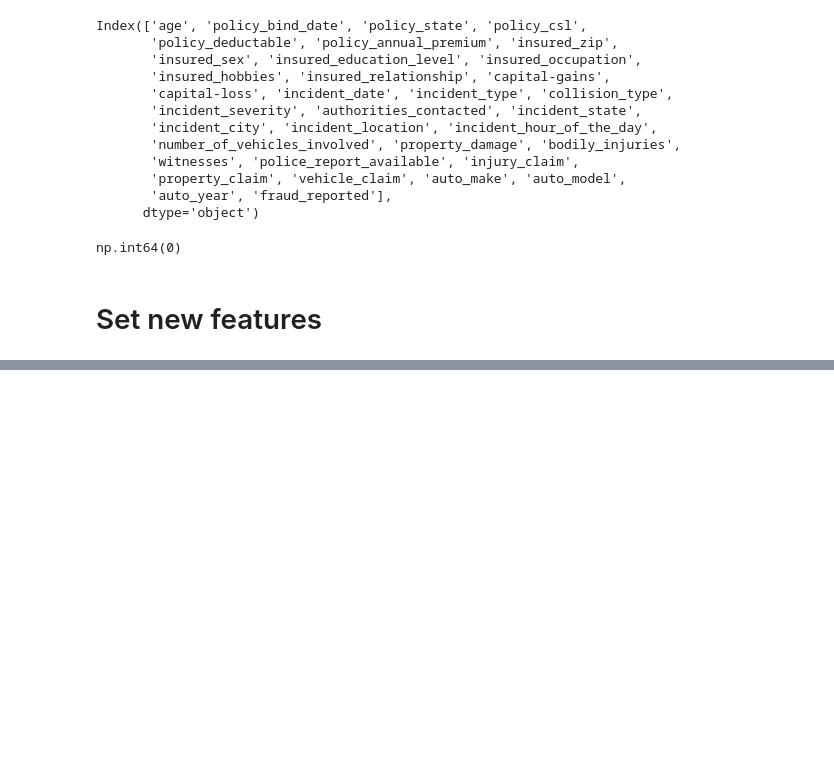
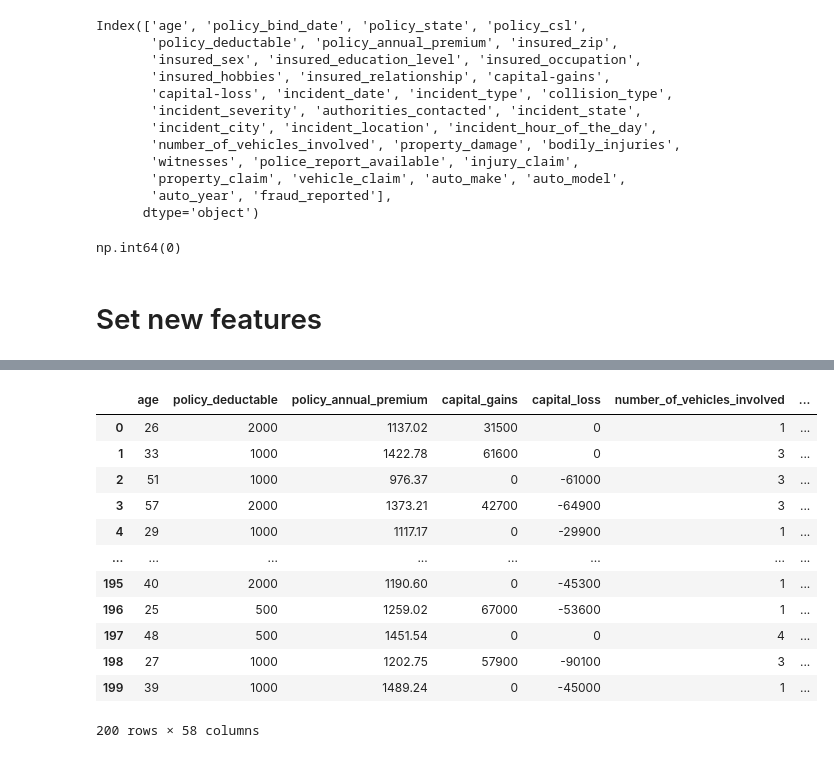
Before and after one commit to BertrandTcheuffa/claim_predict, a Jupyter notebook: data_cleaning.ipynb, the cells around one changed output, grey strips where cells are left out. Drawn from its saved outputs; the diff is of its cells as text; code cells hidden in the pictures; blank space fills up the shorter version.

```diff
--- a/data_cleaning.ipynb
+++ b/data_cleaning.ipynb
@@ -103,0 +185,23 @@ df.to_csv('insurance_claims_clean.csv')
+# %%
+# same for test data
+X_test_enc=enc.transform(X_test[['insured_hobbies', 'incident_type', 'collision_type', 'incident_severity', 'authorities_contacted', 'incident_state']]).toarray()
+X_test_enc=pd.DataFrame(X_test_enc, columns=enc.get_feature_names_out(['insured_hobbies', 'incident_type', 'collision_type', 'incident_severity', 'authorities_contacted', 'incident_state']))
+X_test_enc.reset_index(drop=True, inplace=True)
+X_test.reset_index(drop=True, inplace=True)
+X_test=pd.concat([X_test, X_test_enc], axis=1)
+X_test.drop(['insured_hobbies', 'incident_type', 'collision_type', 'incident_severity', 'authorities_contacted', 'incident_state'], axis=1, inplace=True)
+X_test
+# %% [output]
+|  | age | policy_deductable | policy_annual_premium | capital_gains | capital_loss | number_of_vehicles_involved | ... |
+| 0 | 26 | 2000 | 1137.02 | 31500 | 0 | 1 | ... |
+| 1 | 33 | 1000 | 1422.78 | 61600 | 0 | 3 | ... |
+| 2 | 51 | 1000 | 976.37 | 0 | -61000 | 3 | ... |
+| 3 | 57 | 2000 | 1373.21 | 42700 | -64900 | 3 | ... |
+| 4 | 29 | 1000 | 1117.17 | 0 | -29900 | 1 | ... |
+| ... | ... | ... | ... | ... | ... | ... | ... |
+| 195 | 40 | 2000 | 1190.60 | 0 | -45300 | 1 | ... |
+| 196 | 25 | 500 | 1259.02 | 67000 | -53600 | 1 | ... |
+| 197 | 48 | 500 | 1451.54 | 0 | 0 | 4 | ... |
+| 198 | 27 | 1000 | 1202.75 | 57900 | -90100 | 3 | ... |
+| 199 | 39 | 1000 | 1489.24 | 0 | -45000 | 1 | ... |
+200 rows × 58 columns
```
Also changed, not shown: parts of 10 cells of this notebook.
